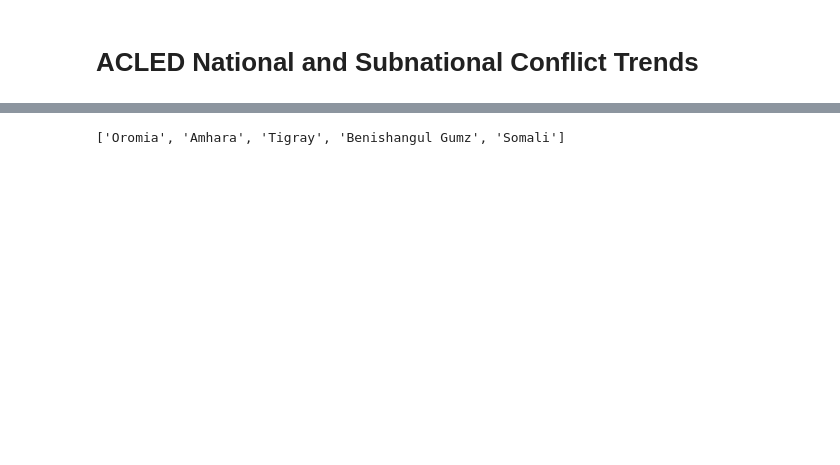
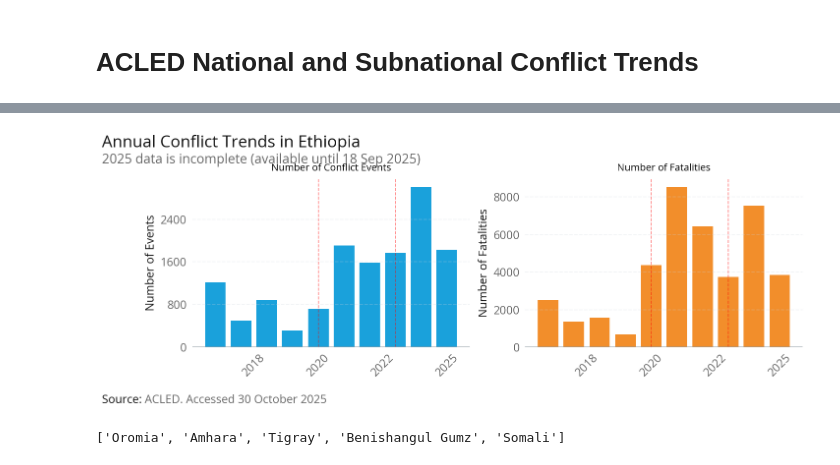
Before and after one commit to datapartnership/ethiopia-economic-monitoring, a Jupyter notebook: notebooks/conflict/acled.ipynb, the cells around one changed output, grey strips where cells are left out. Saved outputs shown, nothing was run; the diff lists cells and outputs as text; code cells hidden in the pictures; blank space fills up the shorter version.

```diff
--- a/notebooks/conflict/acled.ipynb
+++ b/notebooks/conflict/acled.ipynb
@@ -129,3 +71,9 @@ show(final_layout, warn_on_missing_glyphs=False)
+# %%
+# Create the World Bank styled plots
+from acled_visuals import *
+plot_conflict_trends_wb(conflict_yearly_national, events_dict, extracted_date_formatted, last_date, figsize=(1600,600))
+# %% [output]
+[figure, added]
 # %%
 ethiopia_adm1 = gpd.read_file('../../data/boundaries/Region_14/Regions_14.shp')
 ethiopia_adm2 = gpd.read_file('../../boundaries/adm2_mapped.geojson')
```
Also changed, not shown: parts of 11 cells of this notebook.
